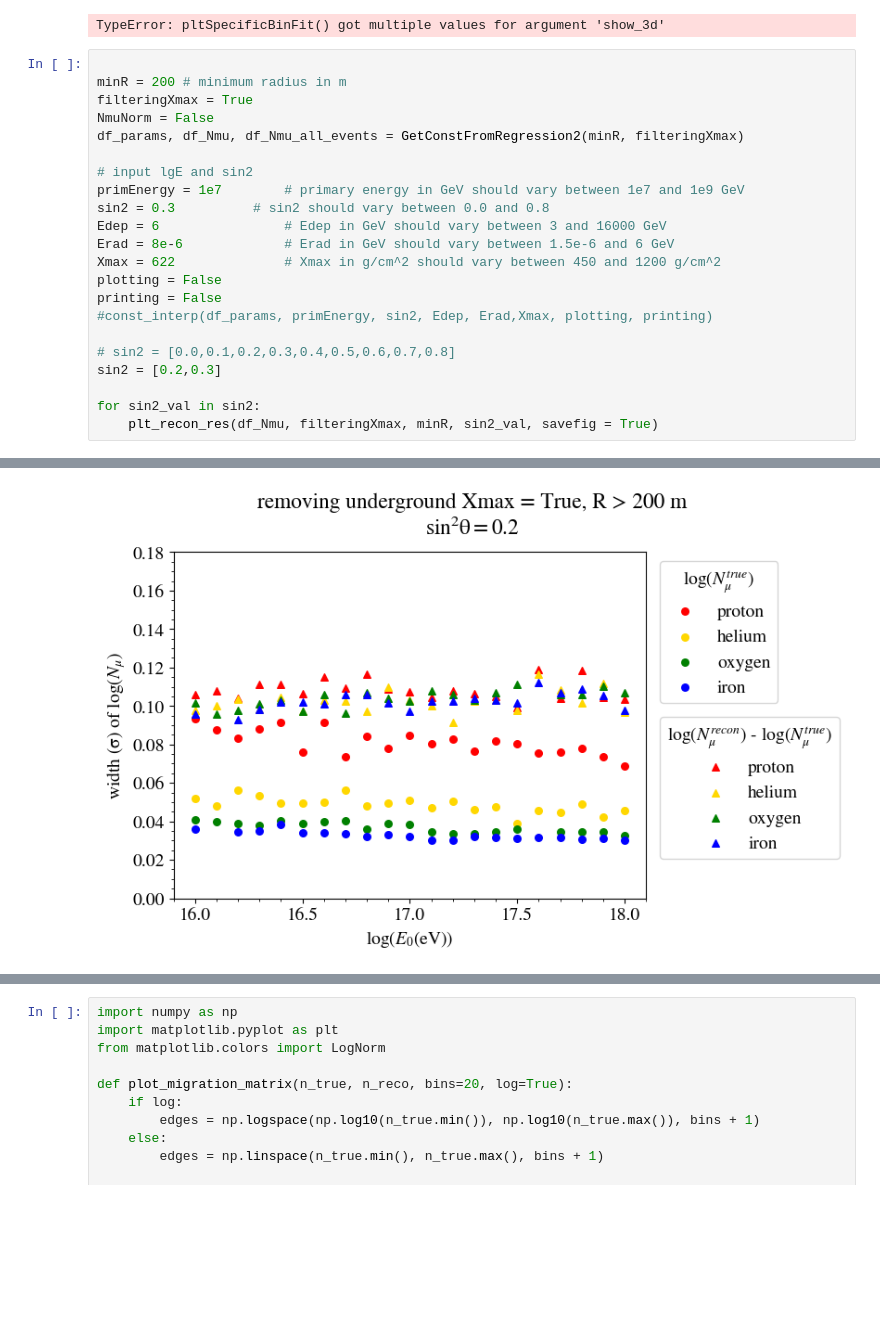
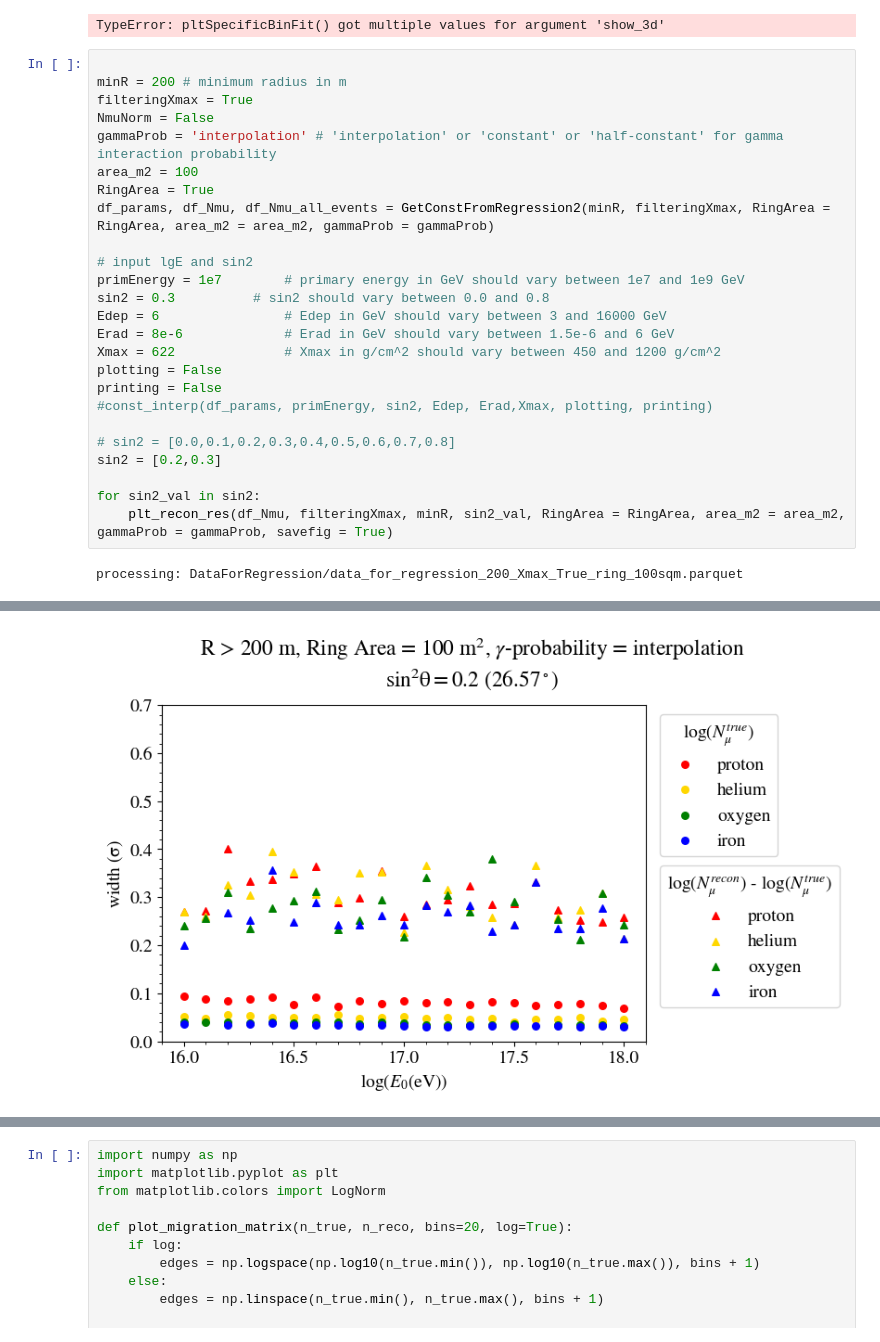
Before and after one commit to WassachonKam/CORSIKA-processing, a Jupyter notebook: RegressionPlot.ipynb, the cells around one changed output, grey strips where cells are left out. Saved outputs shown, nothing was run; the diff lists cells and outputs as text; blank space fills up the shorter version.

Commit message:
improve recon

```diff
--- a/RegressionPlot.ipynb
+++ b/RegressionPlot.ipynb
@@ -172,7 +172,10 @@ TypeError: pltSpecificBinFit() got multiple values for argument 'show_3d'
 minR = 200 # minimum radius in m
 filteringXmax = True
 NmuNorm = False
-df_params, df_Nmu, df_Nmu_all_events = GetConstFromRegression2(minR, filteringXmax)
+gammaProb = 'interpolation' # 'interpolation' or 'constant' or 'half-constant' for gamma interaction probability
+area_m2 = 100
+RingArea = True
+df_params, df_Nmu, df_Nmu_all_events = GetConstFromRegression2(minR, filteringXmax, RingArea = RingArea, area_m2 = area_m2, gammaProb = gammaProb)
 
 # input lgE and sin2
 primEnergy = 1e7		# primary energy in GeV should vary between 1e7 and 1e9 GeV
@@ -188,5 +191,6 @@ printing = False
 sin2 = [0.2,0.3]
 
 for sin2_val in sin2:
-	plt_recon_res(df_Nmu, filteringXmax, minR, sin2_val, savefig = True)
+	plt_recon_res(df_Nmu, filteringXmax, minR, sin2_val, RingArea = RingArea, area_m2 = area_m2, gammaProb = gammaProb, savefig = True)
 # %% [output]
+processing: DataForRegression/data_for_regression_200_Xmax_True_ring_100sqm.parquet
@@ -195 +199 @@ for sin2_val in sin2:
-[figure, old version]
+[figure, new version]
```
Also changed, not shown: parts of 2 cells of this notebook, 9 other files.
